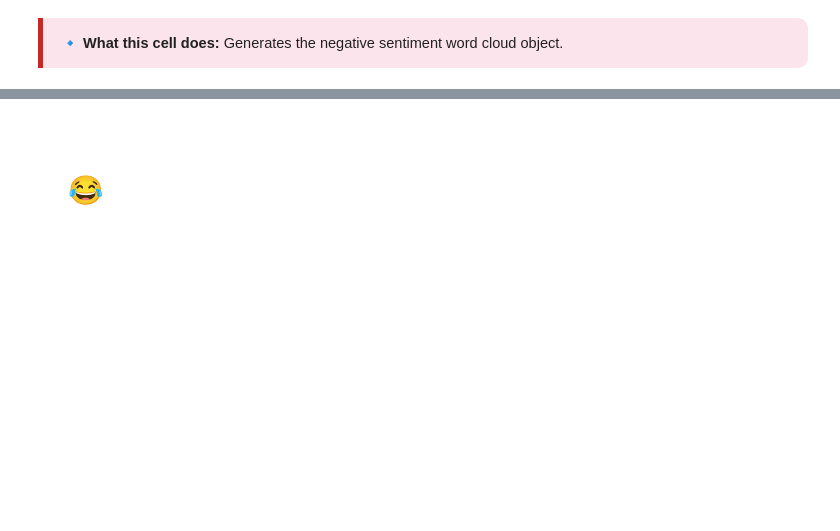
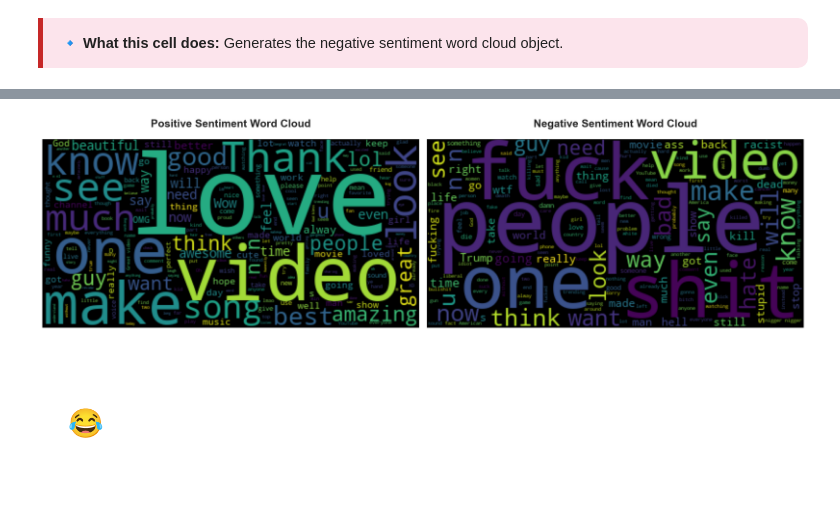
Before and after one commit to doyancha/Youtube_Data_Analysis, a Jupyter notebook: youtube_data_analysis.ipynb, the cells around one changed output, grey strips where cells are left out. Saved outputs shown, nothing was run; the diff lists cells and outputs as text; code cells hidden in the pictures; blank space fills up the shorter version.

```diff
--- a/youtube_data_analysis.ipynb
+++ b/youtube_data_analysis.ipynb
@@ -517,3 +481,30 @@ plt.show()
+# %%
+plt.figure(figsize=(18, 7))
+
+plt.subplot(1, 2, 1)
+plt.imshow(wordcloud_positive, interpolation='bilinear')
+plt.axis("off")
+plt.title(
+    "Positive Sentiment Word Cloud",
+    fontsize=18,
+    weight="bold",
+    pad=20
+)
+
+plt.subplot(1, 2, 2)
+plt.imshow(wordcloud_negetive, interpolation='bilinear')
+plt.axis("off")
+plt.title(
+    "Negative Sentiment Word Cloud",
+    fontsize=18,
+    weight="bold",
+    pad=20
+)
+
+plt.tight_layout()
+plt.show()
+# %% [output]
+[figure, added]
 # %% [markdown]
 <a name="emoji"></a>
 
```
Also changed, not shown: parts of 23 cells of this notebook.
